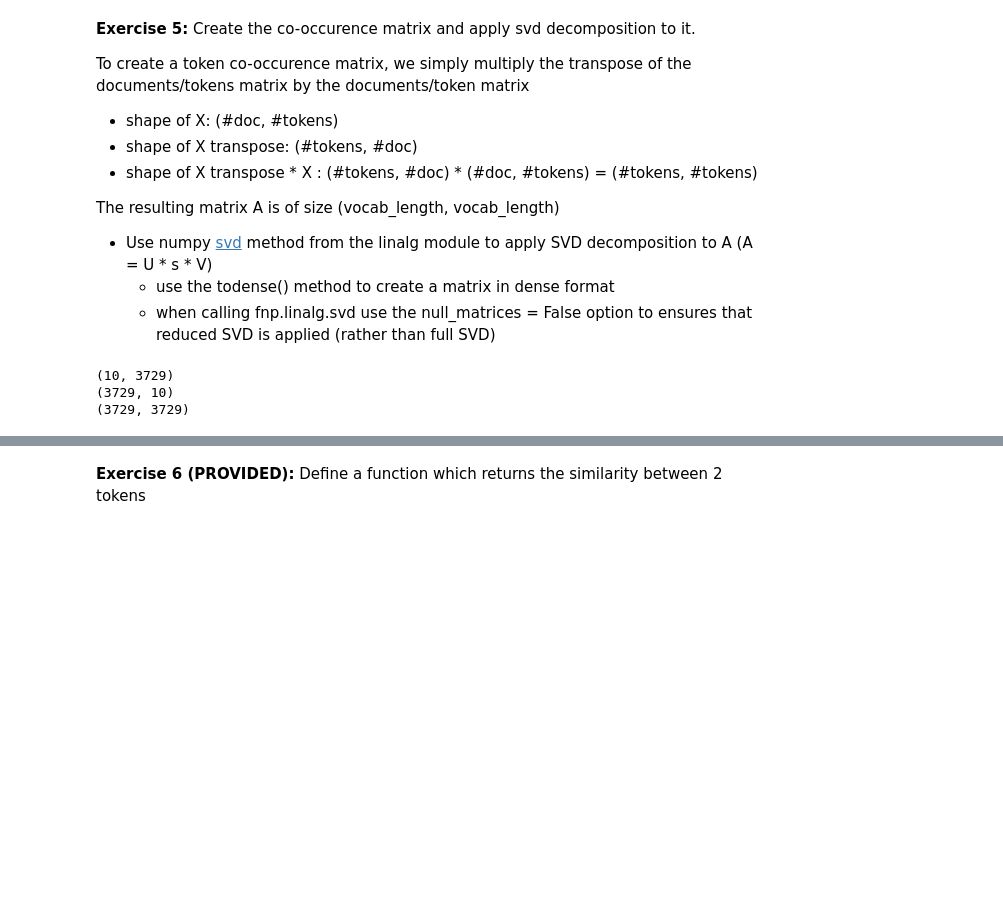
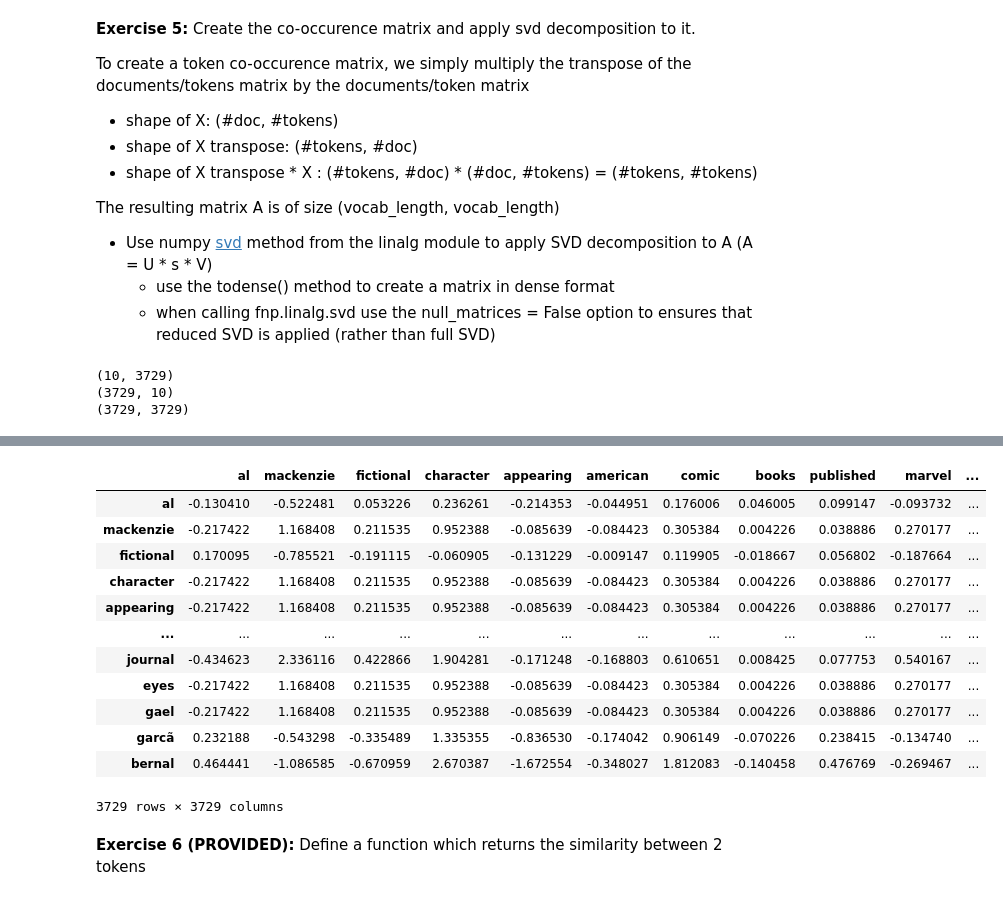
Before and after one commit to ClementineBleuze/m1-data-science-td, a Jupyter notebook: class11-lexical-semantics/11_X_lexical_semantics_2223.ipynb, the cells around one changed output, grey strips where cells are left out. Saved outputs shown, nothing was run; the diff lists cells and outputs as text; code cells hidden in the pictures; blank space fills up the shorter version.

```diff
--- a/class11-lexical-semantics/11_X_lexical_semantics_2223.ipynb
+++ b/class11-lexical-semantics/11_X_lexical_semantics_2223.ipynb
@@ -196,3 +231,19 @@ bernal     2.733960 -2.564014   2.159882   1.613909
+# %%
+pd.DataFrame(A10, index=voc, columns=voc)
+# %% [output]
+|  | al | mackenzie | fictional | character | appearing | american | comic | books | published | marvel | ... |
+| al | -0.130410 | -0.522481 | 0.053226 | 0.236261 | -0.214353 | -0.044951 | 0.176006 | 0.046005 | 0.099147 | -0.093732 | ... |
+| mackenzie | -0.217422 | 1.168408 | 0.211535 | 0.952388 | -0.085639 | -0.084423 | 0.305384 | 0.004226 | 0.038886 | 0.270177 | ... |
+| fictional | 0.170095 | -0.785521 | -0.191115 | -0.060905 | -0.131229 | -0.009147 | 0.119905 | -0.018667 | 0.056802 | -0.187664 | ... |
+| character | -0.217422 | 1.168408 | 0.211535 | 0.952388 | -0.085639 | -0.084423 | 0.305384 | 0.004226 | 0.038886 | 0.270177 | ... |
+| appearing | -0.217422 | 1.168408 | 0.211535 | 0.952388 | -0.085639 | -0.084423 | 0.305384 | 0.004226 | 0.038886 | 0.270177 | ... |
+| ... | ... | ... | ... | ... | ... | ... | ... | ... | ... | ... | ... |
+| journal | -0.434623 | 2.336116 | 0.422866 | 1.904281 | -0.171248 | -0.168803 | 0.610651 | 0.008425 | 0.077753 | 0.540167 | ... |
+| eyes | -0.217422 | 1.168408 | 0.211535 | 0.952388 | -0.085639 | -0.084423 | 0.305384 | 0.004226 | 0.038886 | 0.270177 | ... |
+| gael | -0.217422 | 1.168408 | 0.211535 | 0.952388 | -0.085639 | -0.084423 | 0.305384 | 0.004226 | 0.038886 | 0.270177 | ... |
+| garcã | 0.232188 | -0.543298 | -0.335489 | 1.335355 | -0.836530 | -0.174042 | 0.906149 | -0.070226 | 0.238415 | -0.134740 | ... |
+| bernal | 0.464441 | -1.086585 | -0.670959 | 2.670387 | -1.672554 | -0.348027 | 1.812083 | -0.140458 | 0.476769 | -0.269467 | ... |
+3729 rows × 3729 columns
 # %% [markdown]
 **Exercise 6 (PROVIDED):** Define a function which returns the similarity between 2 tokens
 # %%
```
Also changed, not shown: parts of 5 cells of this notebook.
